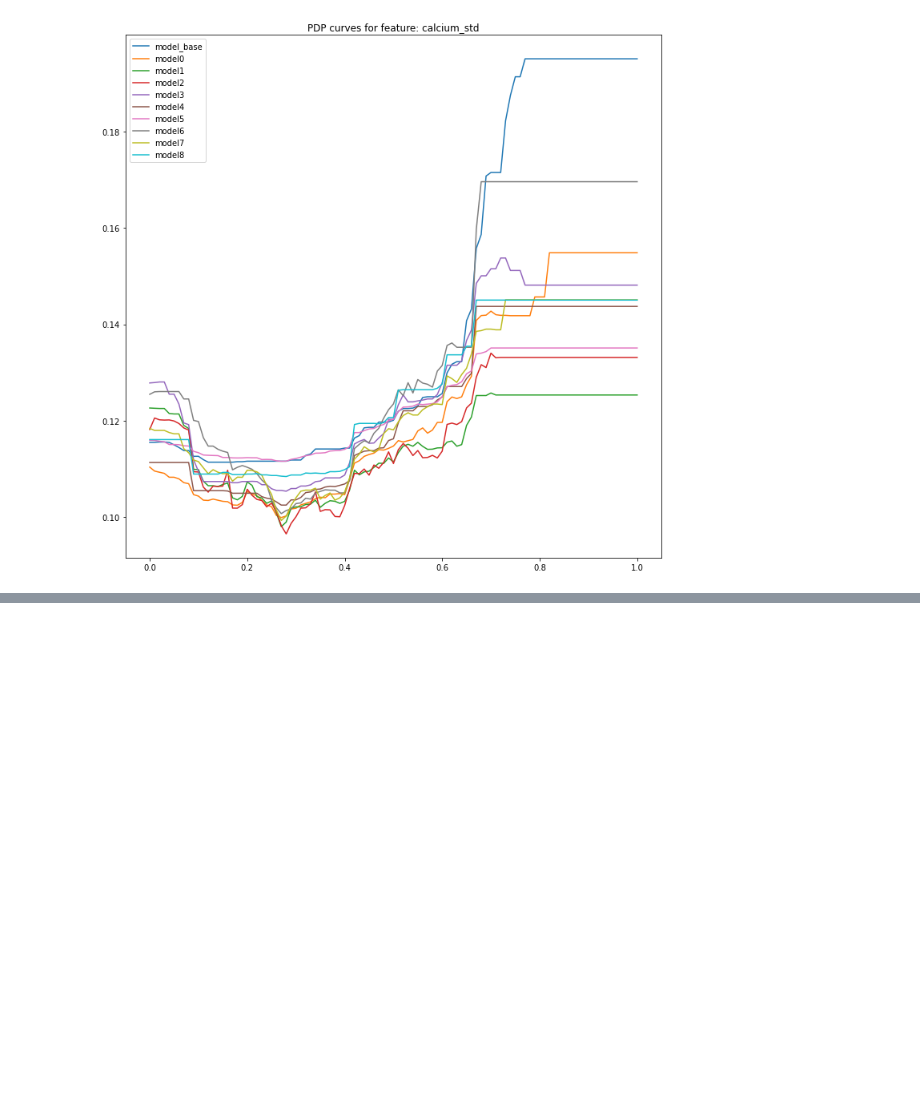
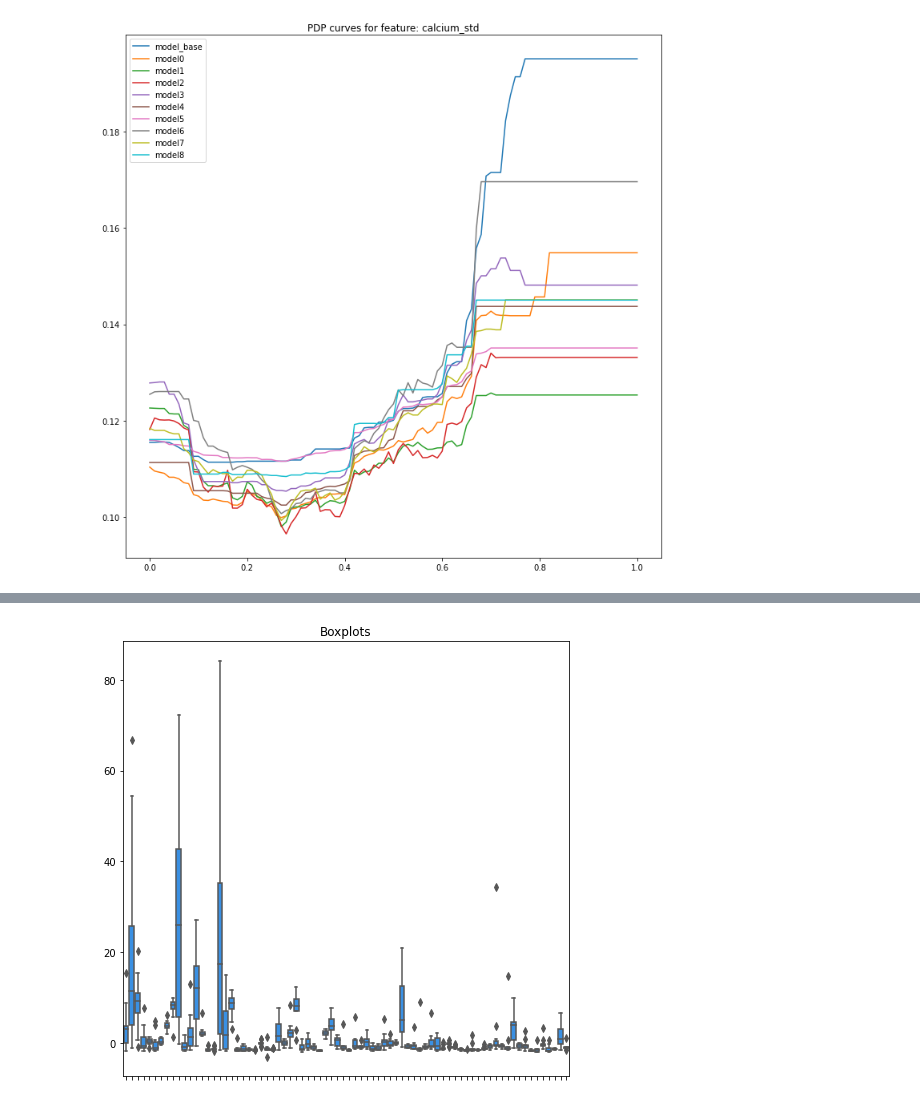
Before and after one commit to adrianstando/Research-Workshops-Rashomon-MIMIC-Machine-Learning, a Jupyter notebook: RashomonSetAnalyser/PDP_Comaprison_2.ipynb, the cells around one changed output, grey strips where cells are left out. Cells and saved outputs as stored; diff of their text form; code cells hidden in the pictures; blank space fills up the shorter version.

```diff
--- a/RashomonSetAnalyser/PDP_Comaprison_2.ipynb
+++ b/RashomonSetAnalyser/PDP_Comaprison_2.ipynb
@@ -64,0 +79,6 @@ rashomon.pdp_profile(X, y, features = ['calcium_std'], figsize=(12, 12))
+# %%
+rashomon.pdp_measures = pd.read_csv('kurtosis.csv')
+# %%
+rashomon.boxplots()
+# %% [output]
+[figure, added]
```
Also changed, not shown: parts of 6 cells of this notebook, 1 other file.
